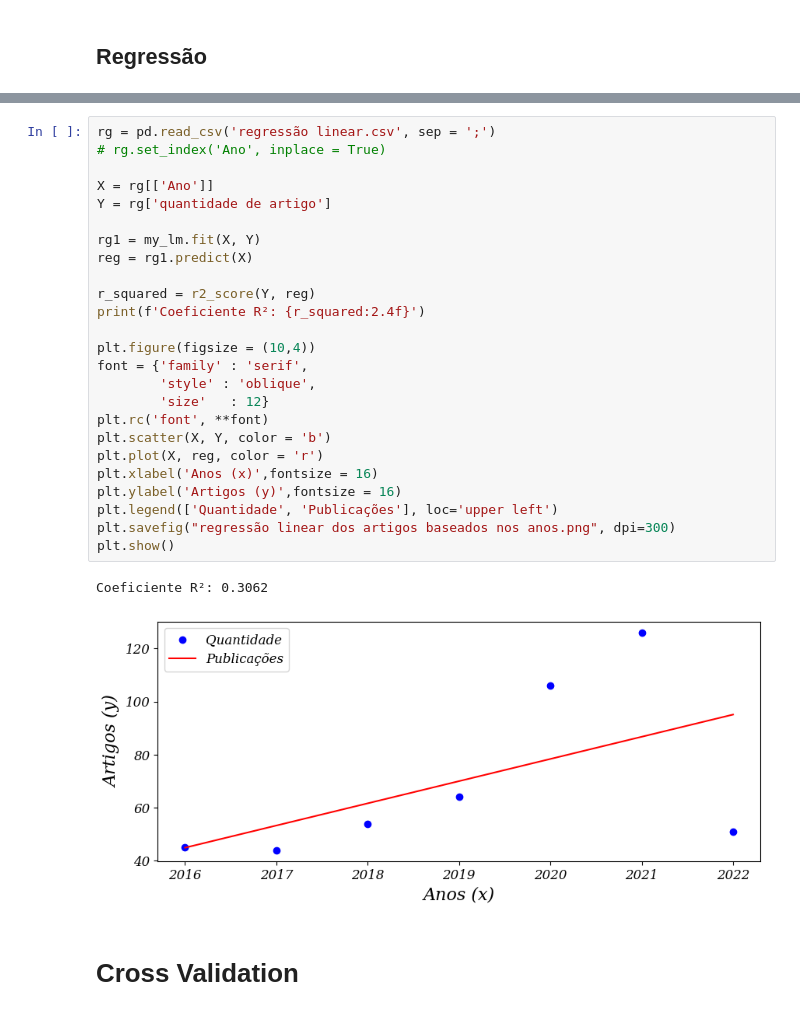
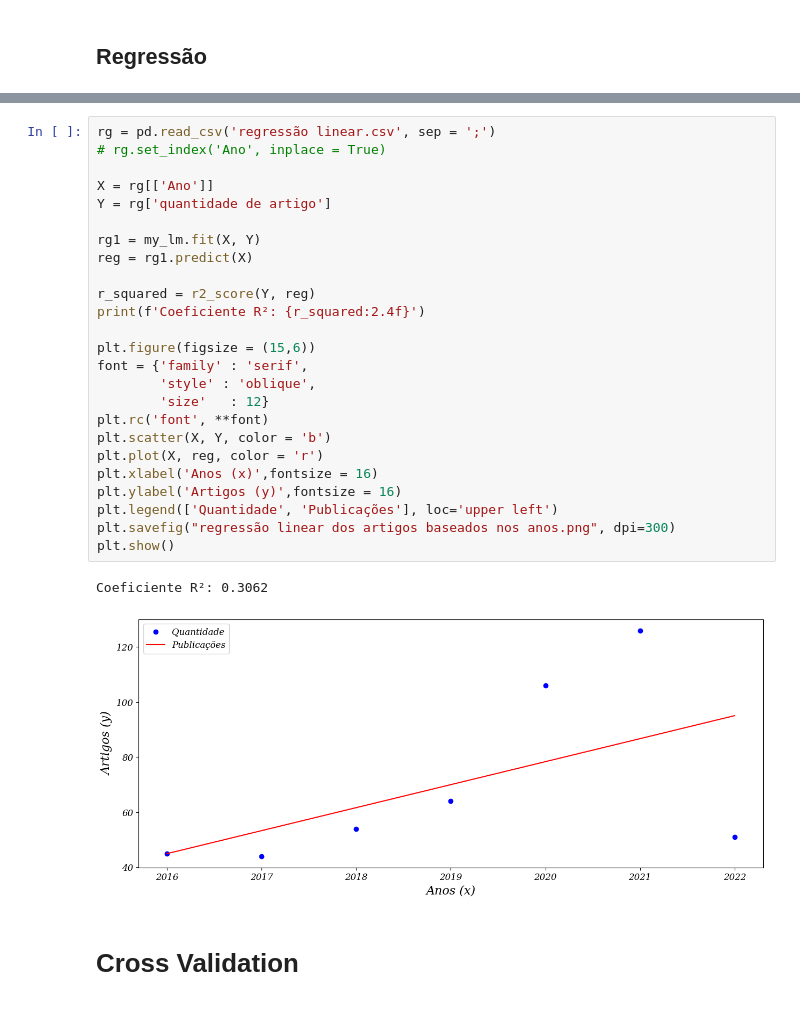
Before and after one commit to TheTchesko/Mestre-Tchesko, a Jupyter notebook: Modelos em Python/Modelos ARIMA.ipynb, the cells around one changed output, grey strips where cells are left out. Saved outputs shown, nothing was run; the diff lists cells and outputs as text.

```diff
--- a/Modelos em Python/Modelos ARIMA.ipynb
+++ b/Modelos em Python/Modelos ARIMA.ipynb
@@ -1678,31 +1678,31 @@ plt.show()
 # %%
 rg = pd.read_csv('regressão linear.csv', sep = ';')
 # rg.set_index('Ano', inplace = True)
 
 X = rg[['Ano']]
 Y = rg['quantidade de artigo']
 
 rg1 = my_lm.fit(X, Y)
 reg = rg1.predict(X)
 
 r_squared = r2_score(Y, reg)
 print(f'Coeficiente R²: {r_squared:2.4f}')
 
-plt.figure(figsize = (10,4))
+plt.figure(figsize = (15,6))
 font = {'family' : 'serif',
         'style' : 'oblique',
         'size'   : 12}
 plt.rc('font', **font)
 plt.scatter(X, Y, color = 'b')
 plt.plot(X, reg, color = 'r')
 plt.xlabel('Anos (x)',fontsize = 16)
 plt.ylabel('Artigos (y)',fontsize = 16)
 plt.legend(['Quantidade', 'Publicações'], loc='upper left')
 plt.savefig("regressão linear dos artigos baseados nos anos.png", dpi=300)
 plt.show()
 # %% [output]
 Coeficiente R²: 0.3062
-[figure, old version]
+[figure, new version]
 # %% [markdown]
 # Cross Validation
 # %%
```
Also changed, not shown: parts of 25 cells of this notebook, 49 other files.
